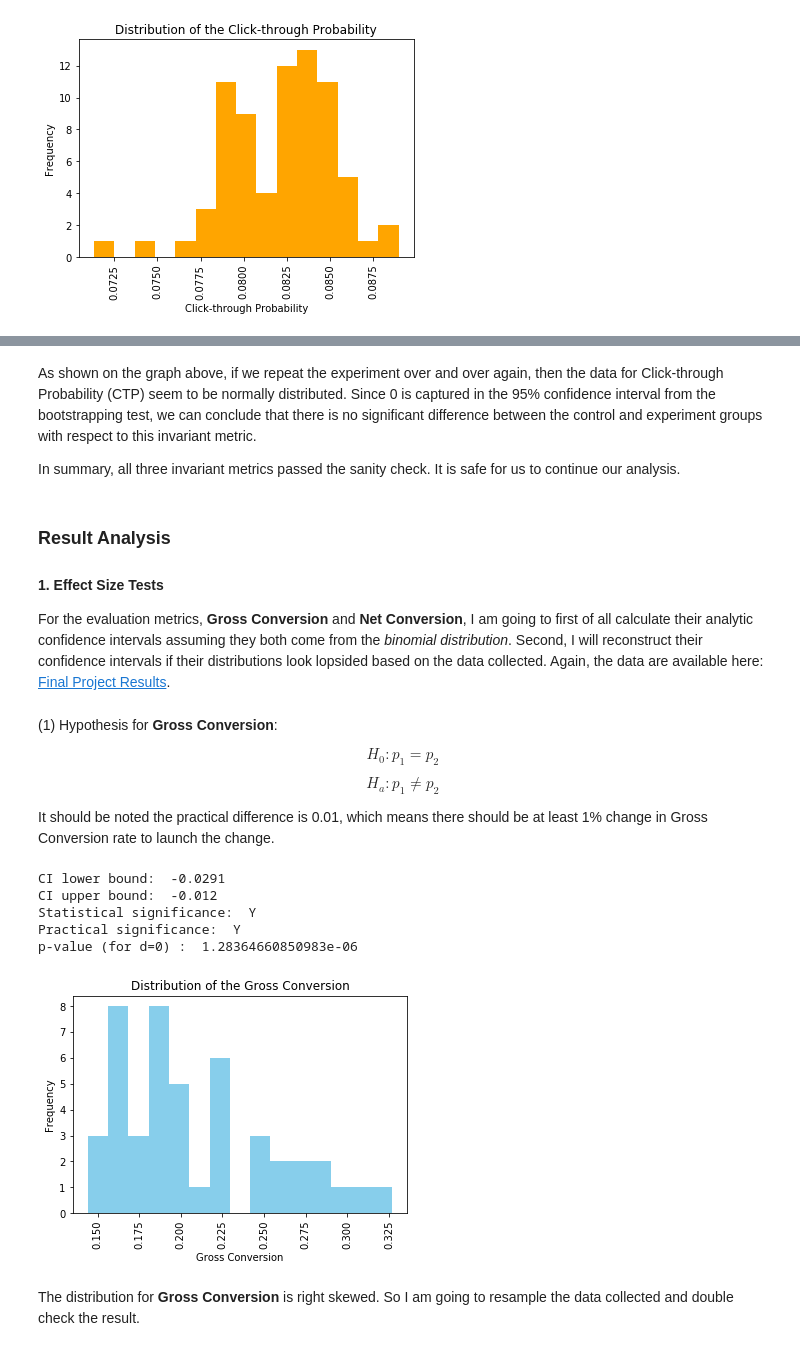
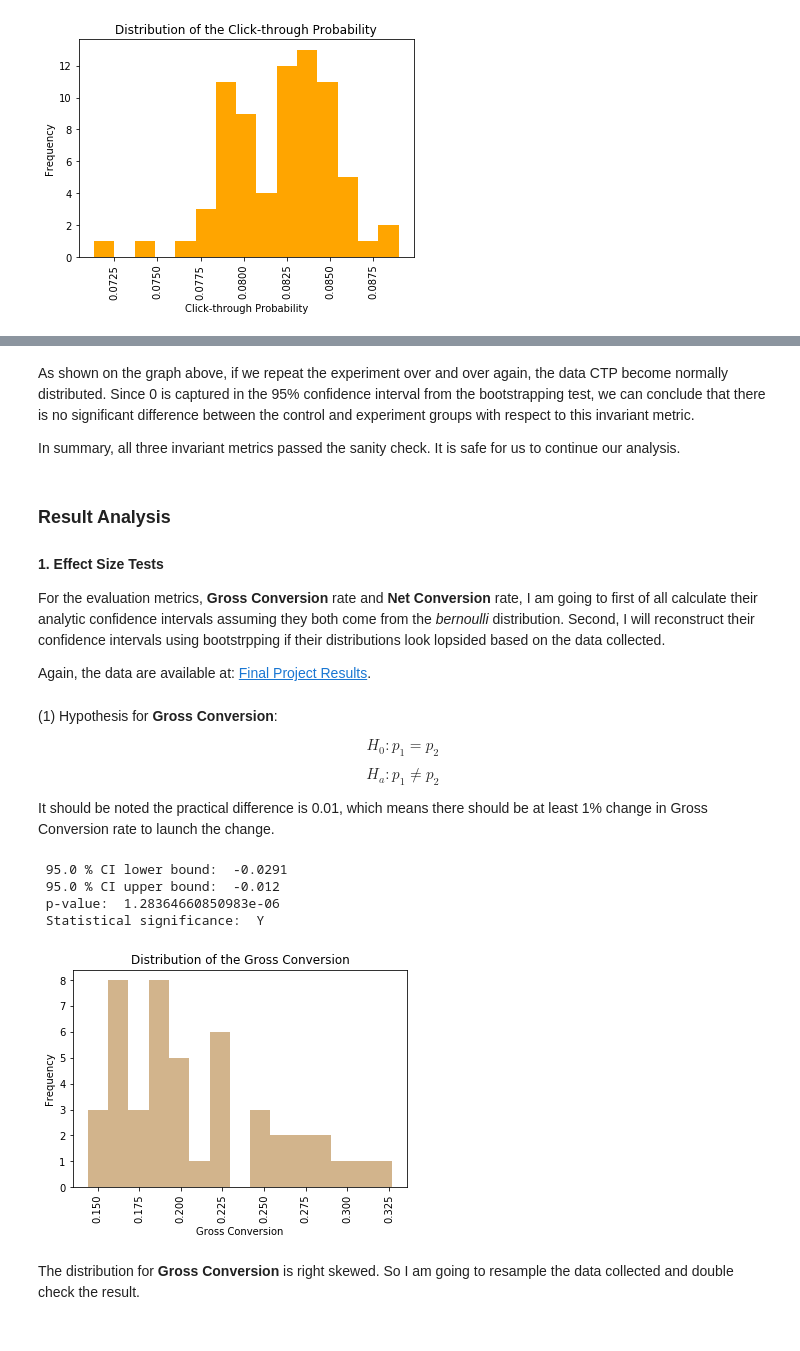
Before and after one commit to annsway/Python, a Jupyter notebook: A.B Testing/A.B Testing Project - Free Trial Screener.ipynb, the cells around one changed output, grey strips where cells are left out. Cells and saved outputs as stored; diff of their text form; code cells hidden in the pictures.

Commit message:
Updated A.B Test

```diff
--- a/A.B Testing/A.B Testing Project - Free Trial Screener.ipynb
+++ b/A.B Testing/A.B Testing Project - Free Trial Screener.ipynb
@@ -363,5 +363,5 @@ plt.show()
 # %% [markdown]
-As shown on the graph above, if we repeat the experiment over and over again, then the data for Click-through Probability (CTP) seem to be normally distributed. Since 0 is captured in the 95% confidence interval from the bootstrapping test, we can conclude that there is no significant difference between the control and experiment groups with respect to this invariant metric.
+As shown on the graph above, if we repeat the experiment over and over again, the data CTP become normally distributed. Since 0 is captured in the 95% confidence interval from the bootstrapping test, we can conclude that there is no significant difference between the control and experiment groups with respect to this invariant metric.
 
 In summary, all three invariant metrics passed the sanity check. It is safe for us to continue our analysis.
 # %% [markdown]
@@ -369,5 +369,7 @@ In summary, all three invariant metrics passed the sanity check. It is safe for
 
 #### 1. Effect Size Tests
 
-For the evaluation metrics, **Gross Conversion** and **Net Conversion**, I am going to first of all calculate their analytic confidence intervals assuming they both come from the _binomial distribution_. Second, I will reconstruct their confidence intervals if their distributions look lopsided based on the data collected. Again, the data are available here: [Final Project Results](https://docs.google.com/spreadsheets/d/1Mu5u9GrybDdska-ljPXyBjTpdZIUev_6i7t4LRDfXM8/edit#gid=0).
+For the evaluation metrics, **Gross Conversion** rate and **Net Conversion** rate, I am going to first of all calculate their analytic confidence intervals assuming they both come from the _bernoulli_ distribution. Second, I will reconstruct their confidence intervals using bootstrpping if their distributions look lopsided based on the data collected.
+
+Again, the data are available at: [Final Project Results](https://docs.google.com/spreadsheets/d/1Mu5u9GrybDdska-ljPXyBjTpdZIUev_6i7t4LRDfXM8/edit#gid=0).
 # %%
@@ -433,23 +426,22 @@ Xexp_enroll  = df[df["Group"] == 1].sum()["Enrollments"]
 Ncont_clicks = df[df["Group"] == 0].sum()["Clicks"]
 Nexp_clicks  = df[df["Group"] == 1].sum()["Clicks"]
 
-check_sig(Xcont_enroll, Xexp_enroll, Ncont_clicks, Nexp_clicks, 0.05, 0.01)
+check_sig(Xcont_enroll, Xexp_enroll, Ncont_clicks, Nexp_clicks, 0.05, -0.01)
 # %% [output]
-CI lower bound:  -0.0291
-CI upper bound:  -0.012
-Statistical significance:  Y
-Practical significance:  Y
-p-value (for d=0) :  1.28364660850983e-06
+ 95.0 % CI lower bound:  -0.0291
+ 95.0 % CI upper bound:  -0.012
+ p-value:  1.28364660850983e-06
+ Statistical significance:  Y
 # %%
 # Gross Conversion
-plt.hist(df.Enrollments/df.Clicks, bins=15, color='skyblue')
+plt.hist(df.Enrollments/df.Clicks, bins=15, color='tan')
 plt.title('Distribution of the Gross Conversion')
 plt.ylabel('Frequency')
 plt.xlabel('Gross Conversion')
 plt.xticks(rotation='vertical')
 plt.show()
 # %% [output]
-[figure, old version]
+[figure, new version]
 # %% [markdown]
 The distribution for **Gross Conversion** is right skewed. So I am going to resample the data collected and double check the result.
 # %%
```
Also changed, not shown: parts of 46 cells of this notebook, 3 other files.
